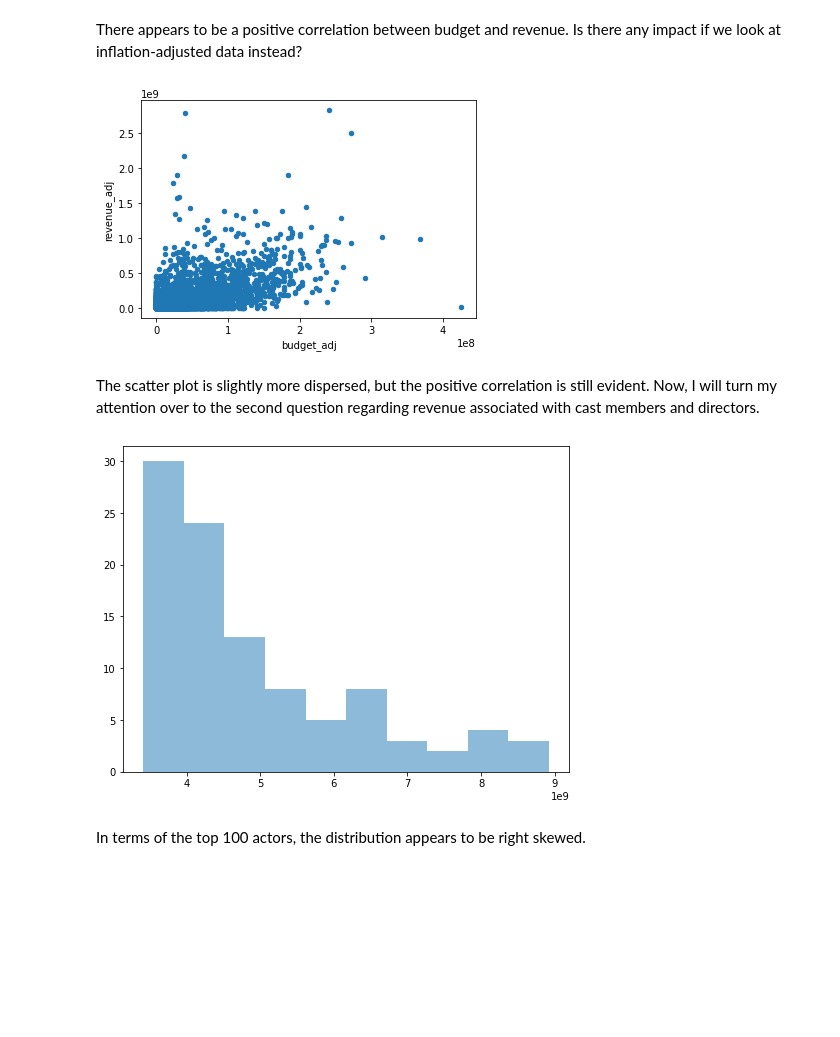
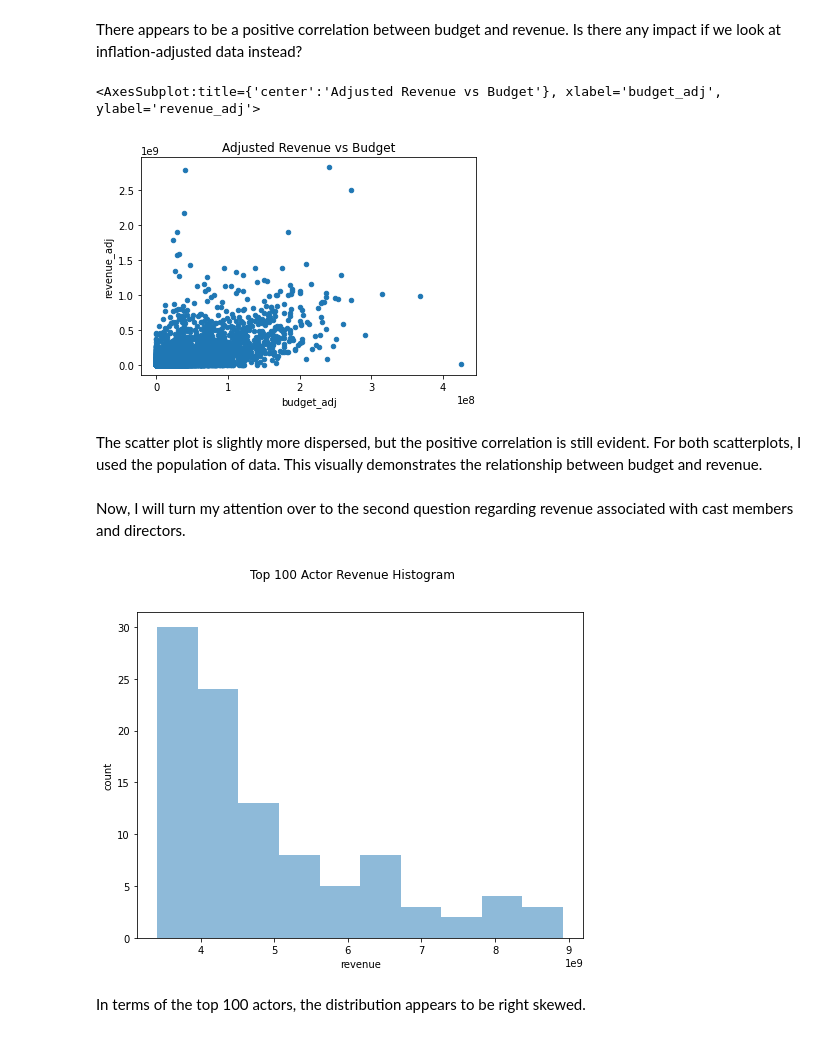
Before and after one commit to hedelman4/investdataset, a Jupyter notebook: movie_data.ipynb, the cells around one changed output. Saved outputs shown, nothing was run; the diff lists cells and outputs as text; code cells hidden in the pictures; blank space fills up the shorter version.

```diff
--- a/movie_data.ipynb
+++ b/movie_data.ipynb
@@ -201,16 +212,22 @@ df.plot(x='budget', y= 'revenue', kind = 'scatter');
 # %% [markdown]
 There appears to be a positive correlation between budget and revenue. Is there any impact if we look at inflation-adjusted data instead?
 # %%
-df.plot(x='budget_adj', y= 'revenue_adj', kind = 'scatter');
+scatterplots('budget_adj','revenue_adj','Adjusted Revenue vs Budget')
 # %% [output]
+<AxesSubplot:title={'center':'Adjusted Revenue vs Budget'}, xlabel='budget_adj', ylabel='revenue_adj'>
-[figure, old version]
+[figure, new version]
 # %% [markdown]
-The scatter plot is slightly more dispersed, but the positive correlation is still evident. Now, I will turn my attention over to the second question regarding revenue associated with cast members and directors.
+The scatter plot is slightly more dispersed, but the positive correlation is still evident. For both scatterplots, I used the population of data. This visually demonstrates the relationship between budget and revenue.
+# %% [markdown]
+Now, I will turn my attention over to the second question regarding revenue associated with cast members and directors.
 # %%
 fig, ax = plt.subplots(figsize =(8,6))
-ax.hist(df_cast_dir_merge['revenue'].head(100),bins = 10, alpha=.5, label='revenue');
+plt.suptitle('Top 100 Actor Revenue Histogram')
+ax.hist(df_cast_dir_merge['revenue'].head(100),bins = 10, alpha=.5, label='revenue')
+ax.set_xlabel('revenue')
+ax.set_ylabel('count');
 # %% [output]
-[figure, old version]
+[figure, new version]
 # %% [markdown]
 In terms of the top 100 actors, the distribution appears to be right skewed.
 # %%
```
Also changed, not shown: parts of 18 cells of this notebook.
